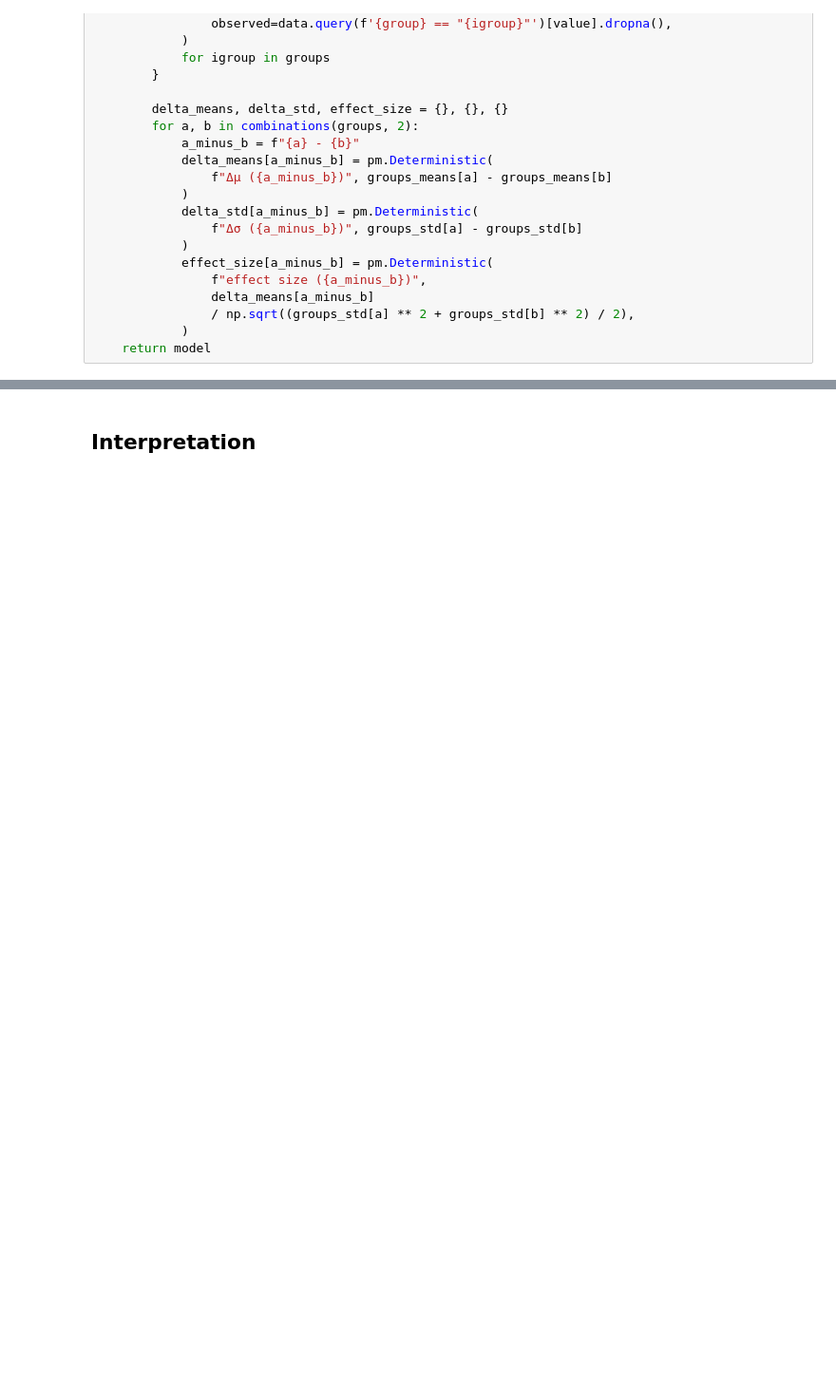
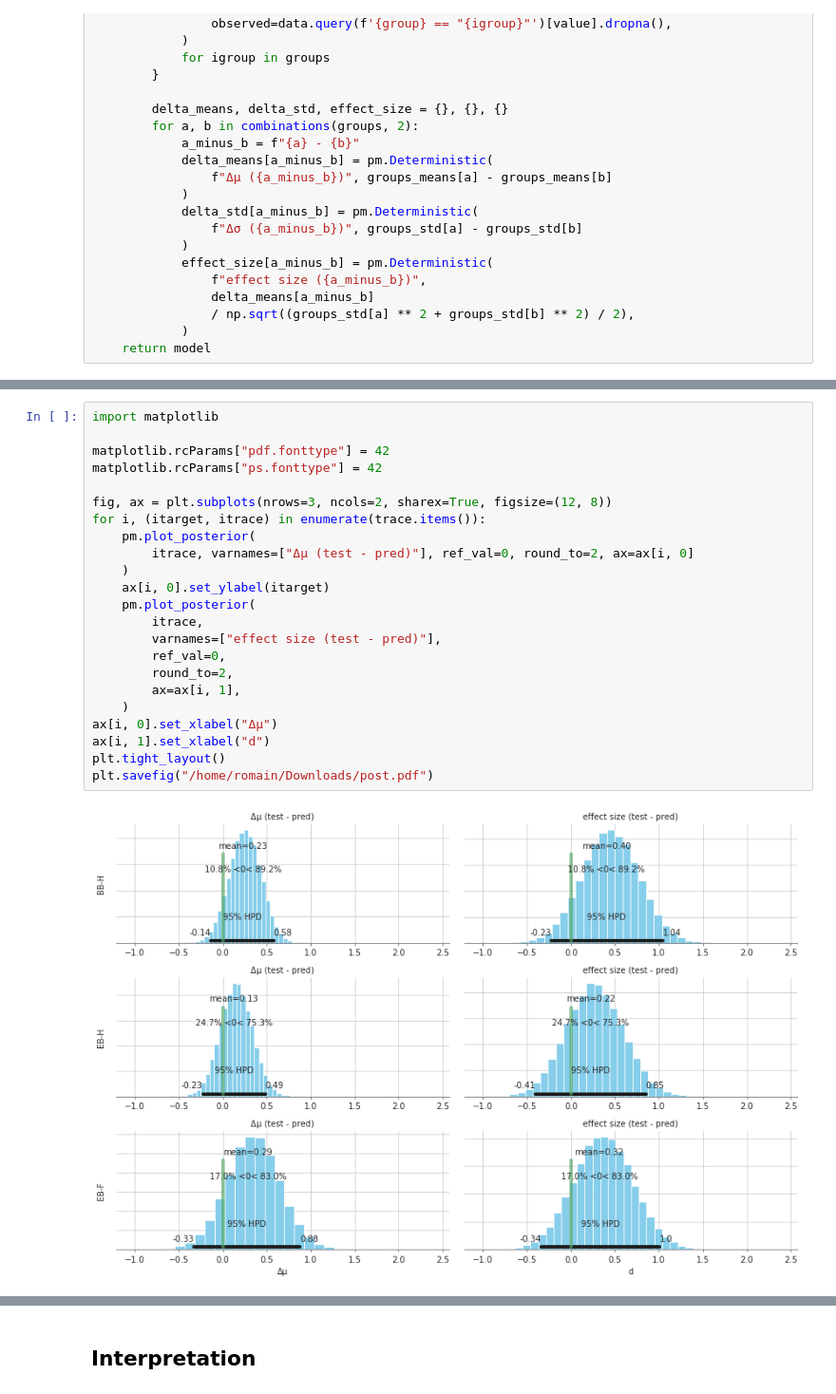
Before and after one commit to romainmartinez/synchro, a Jupyter notebook: synchro.ipynb, the cells around one changed output, grey strips where cells are left out. Shown at 95% size. Drawn from its saved outputs; the diff is of its cells as text; blank space fills up the shorter version.

```diff
--- a/synchro.ipynb
+++ b/synchro.ipynb
@@ -560,3 +611,28 @@ The acceptance probability does not match the target. It is 0.895876241501174, b
+# %%
+import matplotlib
+
+matplotlib.rcParams["pdf.fonttype"] = 42
+matplotlib.rcParams["ps.fonttype"] = 42
+
+fig, ax = plt.subplots(nrows=3, ncols=2, sharex=True, figsize=(12, 8))
+for i, (itarget, itrace) in enumerate(trace.items()):
+    pm.plot_posterior(
+        itrace, varnames=["Δμ (test - pred)"], ref_val=0, round_to=2, ax=ax[i, 0]
+    )
+    ax[i, 0].set_ylabel(itarget)
+    pm.plot_posterior(
+        itrace,
+        varnames=["effect size (test - pred)"],
+        ref_val=0,
+        round_to=2,
+        ax=ax[i, 1],
+    )
+ax[i, 0].set_xlabel("Δμ")
+ax[i, 1].set_xlabel("d")
+plt.tight_layout()
+plt.savefig("/home/romain/Downloads/post.pdf")
+# %% [output]
+[figure, added]
 # %%
 for itarget, itrace in trace.items():
     trace_vars = pm.trace_to_dataframe(itrace)
```
Also changed, not shown: parts of 16 cells of this notebook.
